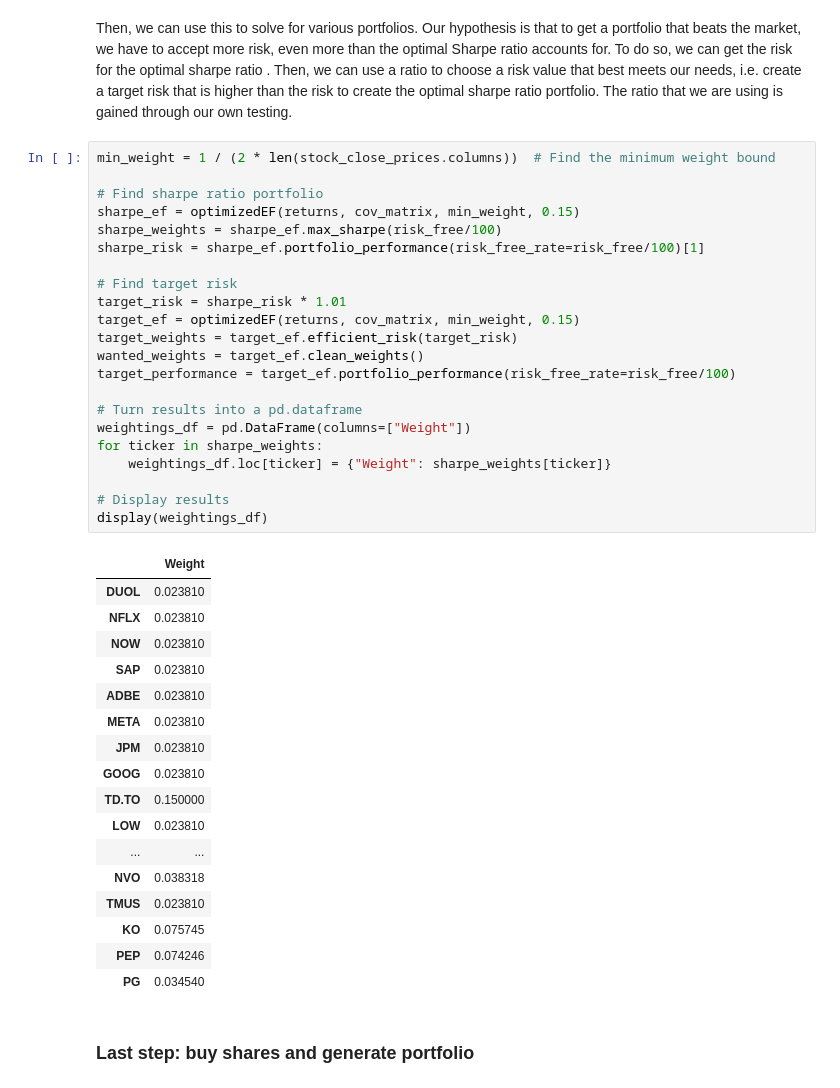
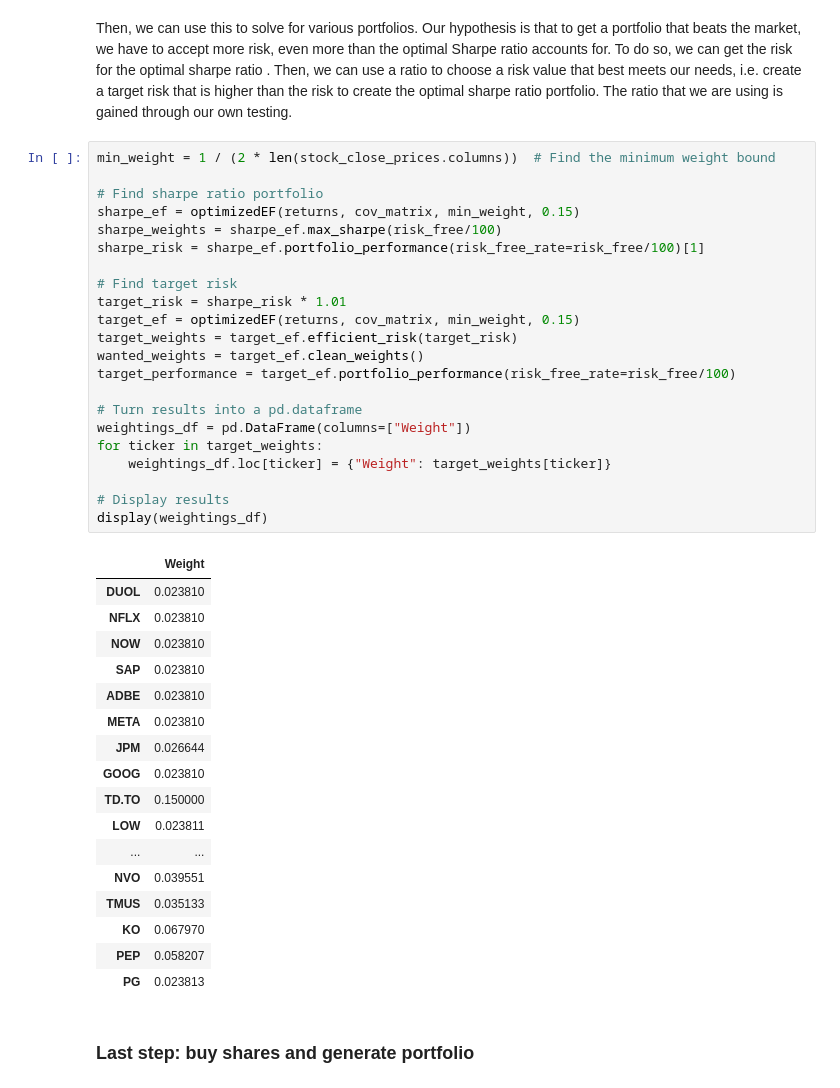
Before and after one commit to JasonLi14/Portfolio-Analyzer, a Jupyter notebook: Portfolio_Analyst.ipynb, the cells around one changed output. Drawn from its saved outputs; the diff is of its cells as text.

```diff
--- a/Portfolio_Analyst.ipynb
+++ b/Portfolio_Analyst.ipynb
@@ -1016,43 +920,43 @@ Then, we can use this to solve for various portfolios. Our hypothesis is that to
 # %%
 min_weight = 1 / (2 * len(stock_close_prices.columns))  # Find the minimum weight bound
 
 # Find sharpe ratio portfolio
 sharpe_ef = optimizedEF(returns, cov_matrix, min_weight, 0.15)
 sharpe_weights = sharpe_ef.max_sharpe(risk_free/100)
 sharpe_risk = sharpe_ef.portfolio_performance(risk_free_rate=risk_free/100)[1]
 
 # Find target risk
 target_risk = sharpe_risk * 1.01
 target_ef = optimizedEF(returns, cov_matrix, min_weight, 0.15)
 target_weights = target_ef.efficient_risk(target_risk)
 wanted_weights = target_ef.clean_weights()
 target_performance = target_ef.portfolio_performance(risk_free_rate=risk_free/100)
 
 # Turn results into a pd.dataframe
 weightings_df = pd.DataFrame(columns=["Weight"])
-for ticker in sharpe_weights:
-    weightings_df.loc[ticker] = {"Weight": sharpe_weights[ticker]}
+for ticker in target_weights:
+    weightings_df.loc[ticker] = {"Weight": target_weights[ticker]}
 
 # Display results
 display(weightings_df)
 # %% [output]
 |  | Weight |
 | DUOL | 0.023810 |
 | NFLX | 0.023810 |
 | NOW | 0.023810 |
 | SAP | 0.023810 |
 | ADBE | 0.023810 |
 | META | 0.023810 |
-| JPM | 0.023810 |
+| JPM | 0.026644 |
 | GOOG | 0.023810 |
 | TD.TO | 0.150000 |
-| LOW | 0.023810 |
+| LOW | 0.023811 |
 | ... | ... |
-| NVO | 0.038318 |
-| TMUS | 0.023810 |
-| KO | 0.075745 |
-| PEP | 0.074246 |
-| PG | 0.034540 |
+| NVO | 0.039551 |
+| TMUS | 0.035133 |
+| KO | 0.067970 |
+| PEP | 0.058207 |
+| PG | 0.023813 |
 # %% [markdown]
 ### Last step: buy shares and generate portfolio
 # %% [markdown]
```
Also changed, not shown: parts of 12 cells of this notebook, 1 other file.
